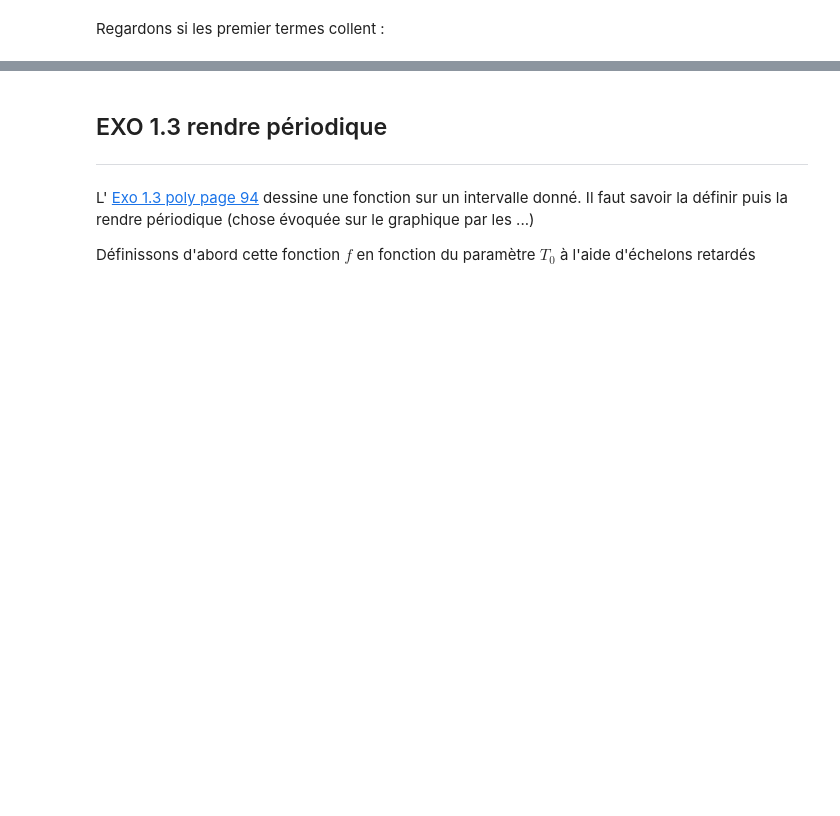
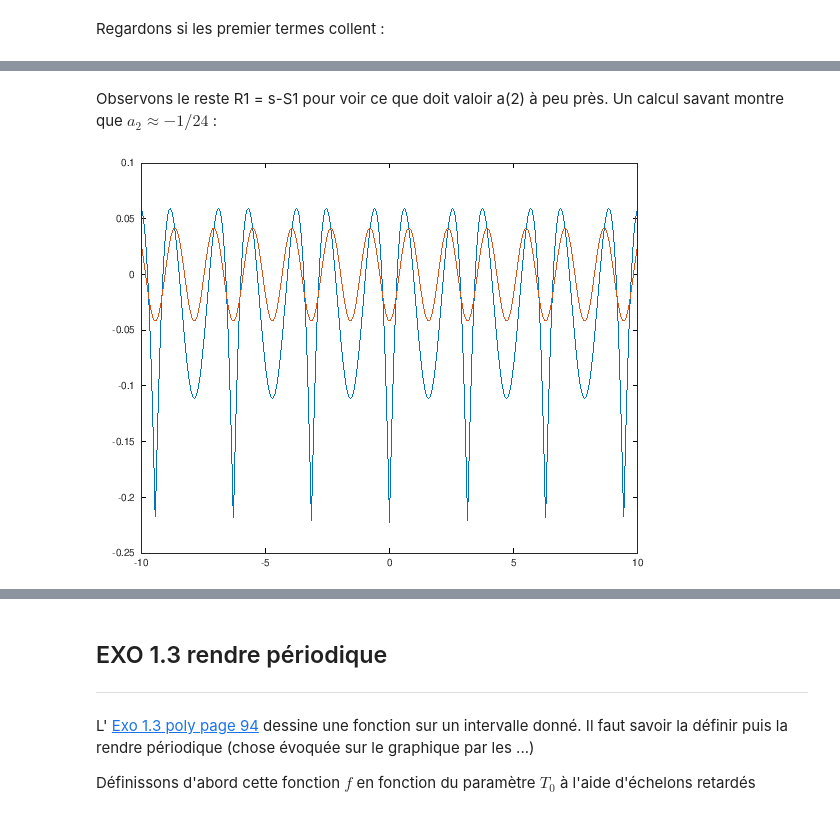
Before and after one commit to balaise31/Signal, a Jupyter notebook: continu/td/notebooks/SDF_bac_a_sable.ipynb, the cells around one changed output, grey strips where cells are left out. Cells and saved outputs as stored; diff of their text form; code cells hidden in the pictures; blank space fills up the shorter version.

```diff
--- a/continu/td/notebooks/SDF_bac_a_sable.ipynb
+++ b/continu/td/notebooks/SDF_bac_a_sable.ipynb
@@ -49,0 +69,9 @@ plot(tt,fperio(tt),'k--')
+# %% [markdown]
+Observons le reste R1 = s-S1 pour voir ce que doit valoir a(2) à peu près.
+Un calcul savant montre que $a_2\approx -1/24$
+:
+# %%
+plot(t,fperio(t)-S1); hold on;
+plot(t,-1/24*cos(2*w0*t));
+# %% [output]
+[figure, added]
```
Also changed, not shown: parts of 9 cells of this notebook, 4 other files.
